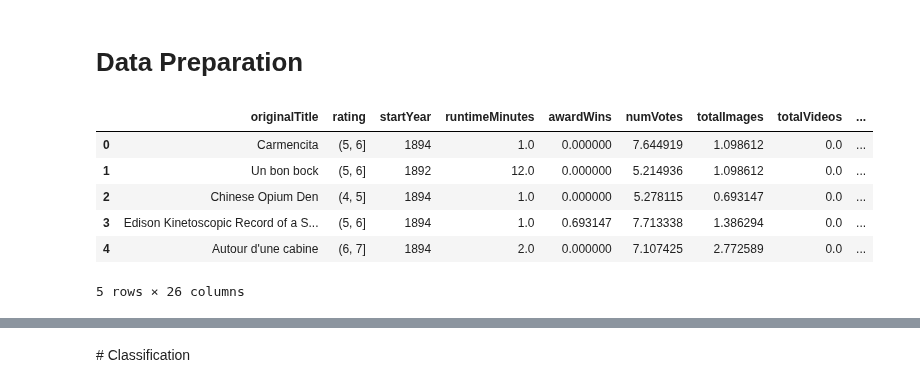
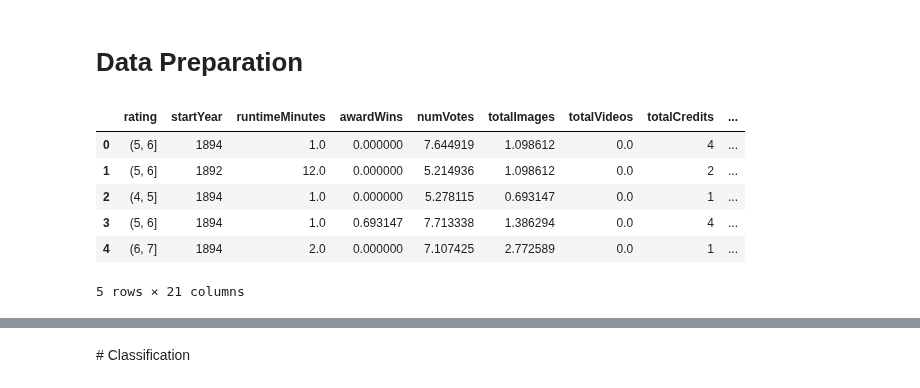
Before and after one commit to luigiascio/Data-Mining-2, a Jupyter notebook: xai_rating.ipynb, the cells around one changed output, grey strips where cells are left out. Cells and saved outputs as stored; diff of their text form; code cells hidden in the pictures.

```diff
--- a/xai_rating.ipynb
+++ b/xai_rating.ipynb
@@ -15,31 +16,36 @@ from util import record2str, neuclidean
 # %%
 class_name = 'rating'
 df = pd.read_csv('imbd_cleaned.csv')
 
 # Mappa di raggruppamento
 category_mapping = {
     'movie': 'Movies',
     'tvMovie': 'Movies',
     'short': 'Shorts',
     'tvShort': 'Shorts',
     'tvSeries': 'TV Series',
     'tvMiniSeries': 'TV Series',
     'tvEpisode': 'TV Series',
     'tvSpecial': 'TV Special',
     'video': 'Video',
     'videoGame': 'Videogame'
 }
 
 # Applicare la mappa al dataframe
 df['titleType'] = df['titleType'].map(category_mapping)
 df = df.drop(['averageRating'], axis=1)
+df = df.drop(['originalTitle'], axis=1)
+df = df.drop(['countryOfOrigin'], axis=1)
+df = df.drop(['genres'], axis=1)
+df = df.drop(['regions'], axis=1)
+df = df.drop(['soundMixes'], axis=1)
 
 df.head()
 # %% [output]
-|  | originalTitle | rating | startYear | runtimeMinutes | awardWins | numVotes | totalImages | totalVideos | ... |
-| 0 | Carmencita | (5, 6] | 1894 | 1.0 | 0.000000 | 7.644919 | 1.098612 | 0.0 | ... |
-| 1 | Un bon bock | (5, 6] | 1892 | 12.0 | 0.000000 | 5.214936 | 1.098612 | 0.0 | ... |
-| 2 | Chinese Opium Den | (4, 5] | 1894 | 1.0 | 0.000000 | 5.278115 | 0.693147 | 0.0 | ... |
-| 3 | Edison Kinetoscopic Record of a S... | (5, 6] | 1894 | 1.0 | 0.693147 | 7.713338 | 1.386294 | 0.0 | ... |
-| 4 | Autour d'une cabine | (6, 7] | 1894 | 2.0 | 0.000000 | 7.107425 | 2.772589 | 0.0 | ... |
+|  | rating | startYear | runtimeMinutes | awardWins | numVotes | totalImages | totalVideos | totalCredits | ... |
+| 0 | (5, 6] | 1894 | 1.0 | 0.000000 | 7.644919 | 1.098612 | 0.0 | 4 | ... |
+| 1 | (5, 6] | 1892 | 12.0 | 0.000000 | 5.214936 | 1.098612 | 0.0 | 2 | ... |
+| 2 | (4, 5] | 1894 | 1.0 | 0.000000 | 5.278115 | 0.693147 | 0.0 | 1 | ... |
+| 3 | (5, 6] | 1894 | 1.0 | 0.693147 | 7.713338 | 1.386294 | 0.0 | 4 | ... |
+| 4 | (6, 7] | 1894 | 2.0 | 0.000000 | 7.107425 | 2.772589 | 0.0 | 1 | ... |
-5 rows × 26 columns
+5 rows × 21 columns
```
Also changed, not shown: parts of 56 cells of this notebook, 1 other file.
